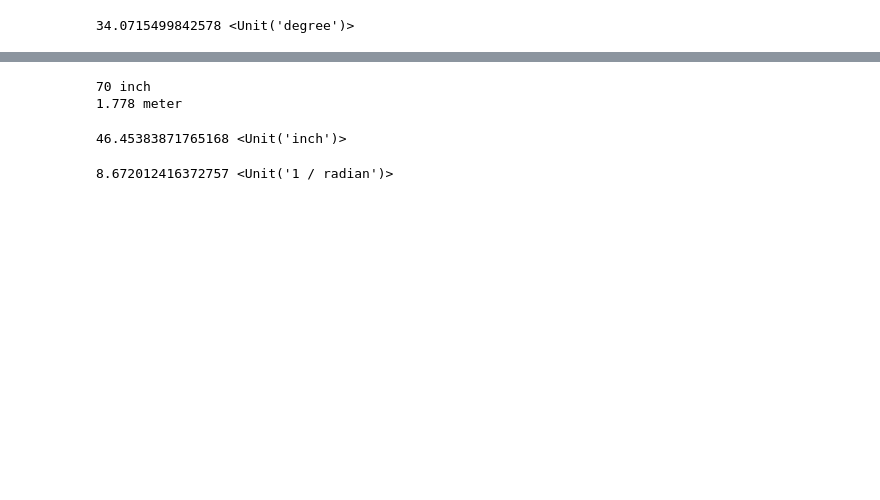
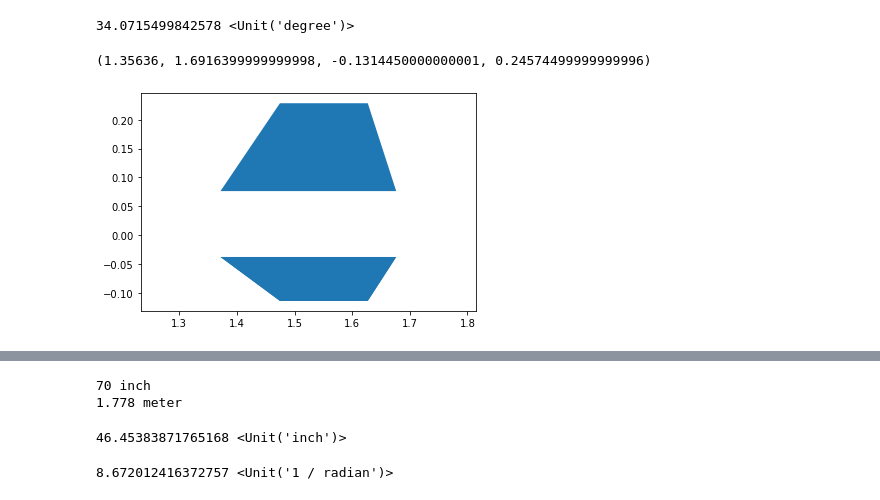
Before and after one commit to dev10110/rocketPy_development, a Jupyter notebook: rocketPy/rocket_generate.ipynb, the cells around one changed output, grey strips where cells are left out. Saved outputs shown, nothing was run; the diff lists cells and outputs as text; code cells hidden in the pictures; blank space fills up the shorter version.

```diff
--- a/rocketPy/rocket_generate.ipynb
+++ b/rocketPy/rocket_generate.ipynb
@@ -778,3 +784,12 @@ planform_area       :    90.0 inch ** 2
 fins.leading_sweep().to(ureg.deg)
 # %% [output]
 34.0715499842578 <Unit('degree')>
+# %%
+ax = plt.gca()
+for c in list(fins.plot_coords()):
+    ax.add_patch(Polygon(c))
+
+plt.axis('equal')
+# %% [output]
+(1.35636, 1.6916399999999998, -0.1314450000000001, 0.24574499999999996)
+[figure, added]
```
Also changed, not shown: parts of 19 cells of this notebook, 2 other files.
